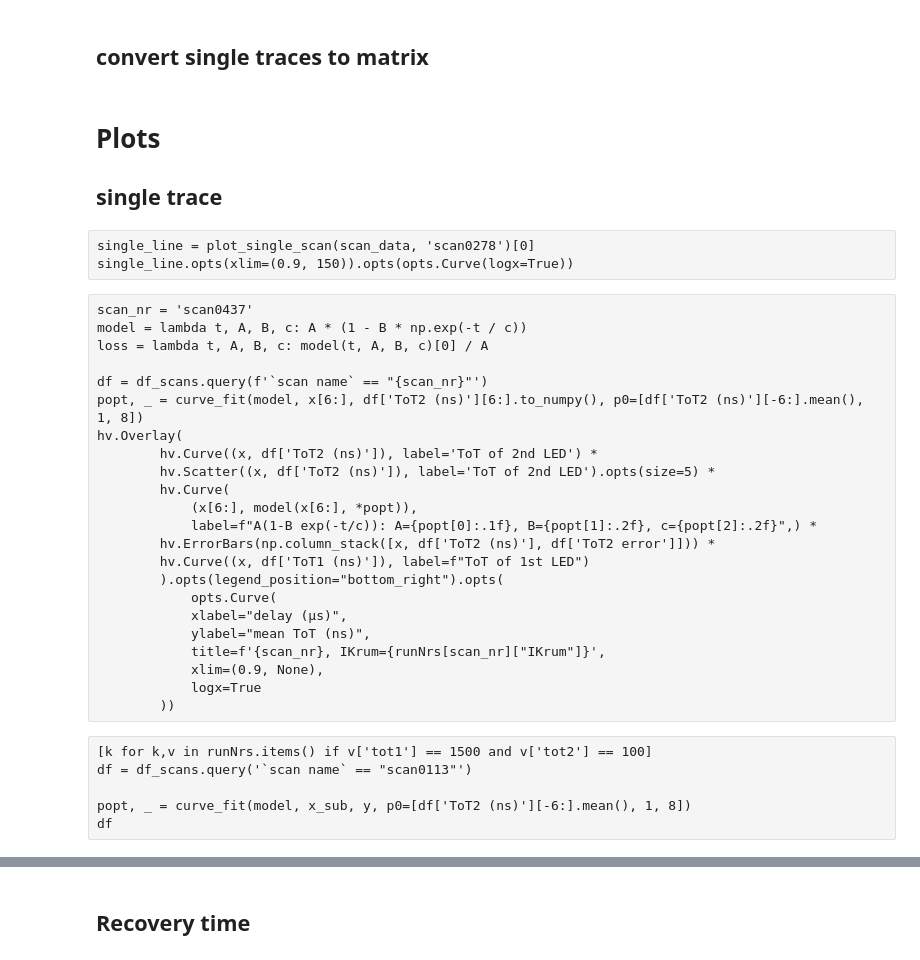
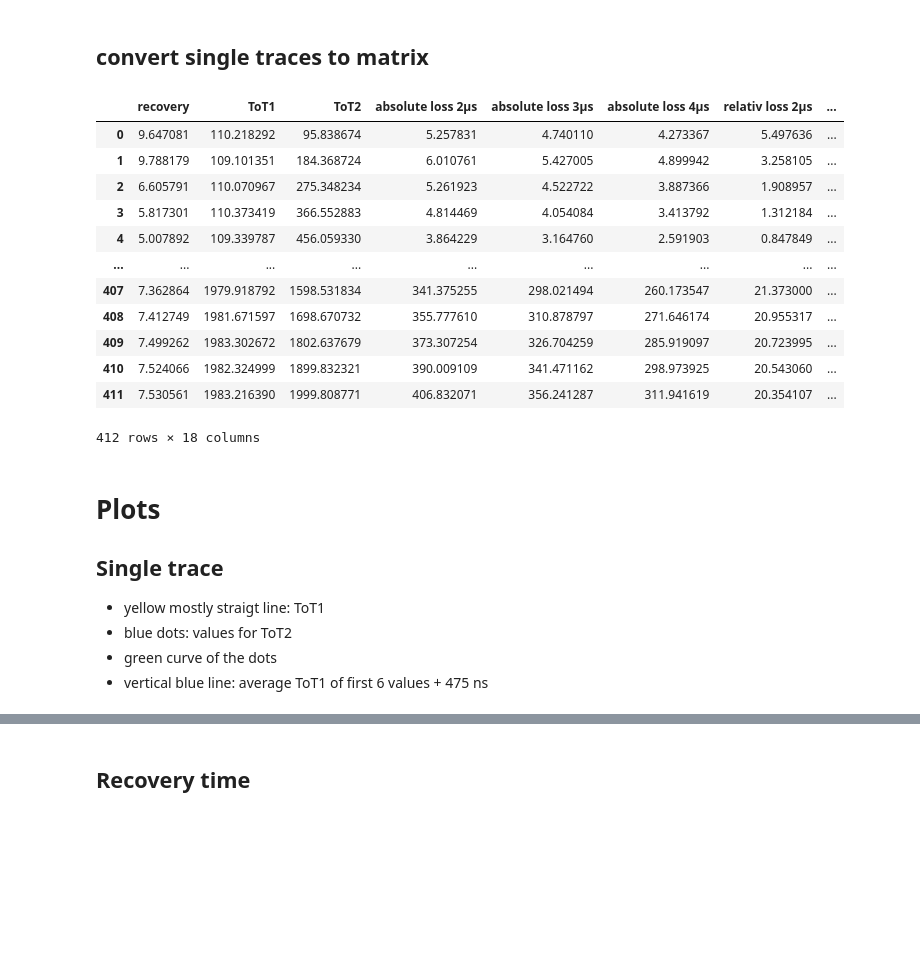
Before and after one commit to BenMoon/TPX_PixelRecovery, a Jupyter notebook: SI.ipynb, the cells around one changed output, grey strips where cells are left out. Saved outputs shown, nothing was run; the diff lists cells and outputs as text; code cells hidden in the pictures; blank space fills up the shorter version.

Commit message:
Update and refactor single curve plots

```diff
--- a/SI.ipynb
+++ b/SI.ipynb
@@ -154,66 +103,53 @@ def fits_single_scan(scan_nr: str) -> list:
 # %%
 tot1_tot2 = []
 for scan in tqdm(runNrs.keys()):
-    tot1_tot2.append((*fits_single_scan(scan), scan))
+    tot1_tot2.append((*fit_single_scan(scan), scan))
 
 tot1_tot2 = pd.DataFrame(
     tot1_tot2,
     columns=[
         "recovery",
         "ToT1",
         "ToT2",
         "absolute loss 2µs",
         "absolute loss 3µs",
         "absolute loss 4µs",
         "relativ loss 2µs",
         "relativ loss 3µs",
         "relativ loss 4µs",
         "relativ loss 5µs",
         "relativ loss 6µs",
         "relativ loss 7µs",
         "relativ loss 8µs",
         "relativ loss 9µs",
         "relativ loss 10µs",
         "scan",
     ],
 )
 tot1_tot2["ToT1 / ToT2"] = tot1_tot2["ToT1"] / tot1_tot2["ToT2"]
 tot1_tot2["ToT2 / ToT1"] = tot1_tot2["ToT2"] / tot1_tot2["ToT1"]
 tot1_tot2
+# %% [output]
+|  | recovery | ToT1 | ToT2 | absolute loss 2µs | absolute loss 3µs | absolute loss 4µs | relativ loss 2µs | ... |
+| 0 | 9.647081 | 110.218292 | 95.838674 | 5.257831 | 4.740110 | 4.273367 | 5.497636 | ... |
+| 1 | 9.788179 | 109.101351 | 184.368724 | 6.010761 | 5.427005 | 4.899942 | 3.258105 | ... |
+| 2 | 6.605791 | 110.070967 | 275.348234 | 5.261923 | 4.522722 | 3.887366 | 1.908957 | ... |
+| 3 | 5.817301 | 110.373419 | 366.552883 | 4.814469 | 4.054084 | 3.413792 | 1.312184 | ... |
+| 4 | 5.007892 | 109.339787 | 456.059330 | 3.864229 | 3.164760 | 2.591903 | 0.847849 | ... |
+| ... | ... | ... | ... | ... | ... | ... | ... | ... |
+| 407 | 7.362864 | 1979.918792 | 1598.531834 | 341.375255 | 298.021494 | 260.173547 | 21.373000 | ... |
+| 408 | 7.412749 | 1981.671597 | 1698.670732 | 355.777610 | 310.878797 | 271.646174 | 20.955317 | ... |
+| 409 | 7.499262 | 1983.302672 | 1802.637679 | 373.307254 | 326.704259 | 285.919097 | 20.723995 | ... |
+| 410 | 7.524066 | 1982.324999 | 1899.832321 | 390.009109 | 341.471162 | 298.973925 | 20.543060 | ... |
+| 411 | 7.530561 | 1983.216390 | 1999.808771 | 406.832071 | 356.241287 | 311.941619 | 20.354107 | ... |
+412 rows × 18 columns
-# %% [markdown]
-# Plots
-## single trace
-# %% [raw]
-single_line = plot_single_scan(scan_data, 'scan0278')[0]
-single_line.opts(xlim=(0.9, 150)).opts(opts.Curve(logx=True))
-# %% [raw]
-scan_nr = 'scan0437'
-model = lambda t, A, B, c: A * (1 - B * np.exp(-t / c))
-loss = lambda t, A, B, c: model(t, A, B, c)[0] / A
-
-df = df_scans.query(f'`scan name` == "{scan_nr}"')
-popt, _ = curve_fit(model, x[6:], df['ToT2 (ns)'][6:].to_numpy(), p0=[df['ToT2 (ns)'][-6:].mean(), 1, 8])
-hv.Overlay(
-        hv.Curve((x, df['ToT2 (ns)']), label='ToT of 2nd LED') *
-        hv.Scatter((x, df['ToT2 (ns)']), label='ToT of 2nd LED').opts(size=5) *
-        hv.Curve(
-            (x[6:], model(x[6:], *popt)),
-            label=f"A(1-B exp(-t/c)): A={popt[0]:.1f}, B={popt[1]:.2f}, c={popt[2]:.2f}",) *
-        hv.ErrorBars(np.column_stack([x, df['ToT2 (ns)'], df['ToT2 error']])) *
-        hv.Curve((x, df['ToT1 (ns)']), label=f"ToT of 1st LED")
-        ).opts(legend_position="bottom_right").opts(
-            opts.Curve(
-            xlabel="delay (µs)",
-            ylabel="mean ToT (ns)",
-            title=f'{scan_nr}, IKrum={runNrs[scan_nr]["IKrum"]}',
-            xlim=(0.9, None),
-            logx=True
-        ))
-# %% [raw]
-[k for k,v in runNrs.items() if v['tot1'] == 1500 and v['tot2'] == 100]
-df = df_scans.query('`scan name` == "scan0113"')
-
-popt, _ = curve_fit(model, x_sub, y, p0=[df['ToT2 (ns)'][-6:].mean(), 1, 8])
-df
+# %% [markdown]
+# Plots
+## Single trace
+
+- yellow mostly straigt line: ToT1
+- blue dots: values for ToT2
+- green curve of the dots
+- vertical blue line: average ToT1 of first 6 values + 475 ns
 # %%
 def load_tot_curves(tot1, tot2, **kwargs):
```
Also changed, not shown: parts of 26 cells of this notebook.
